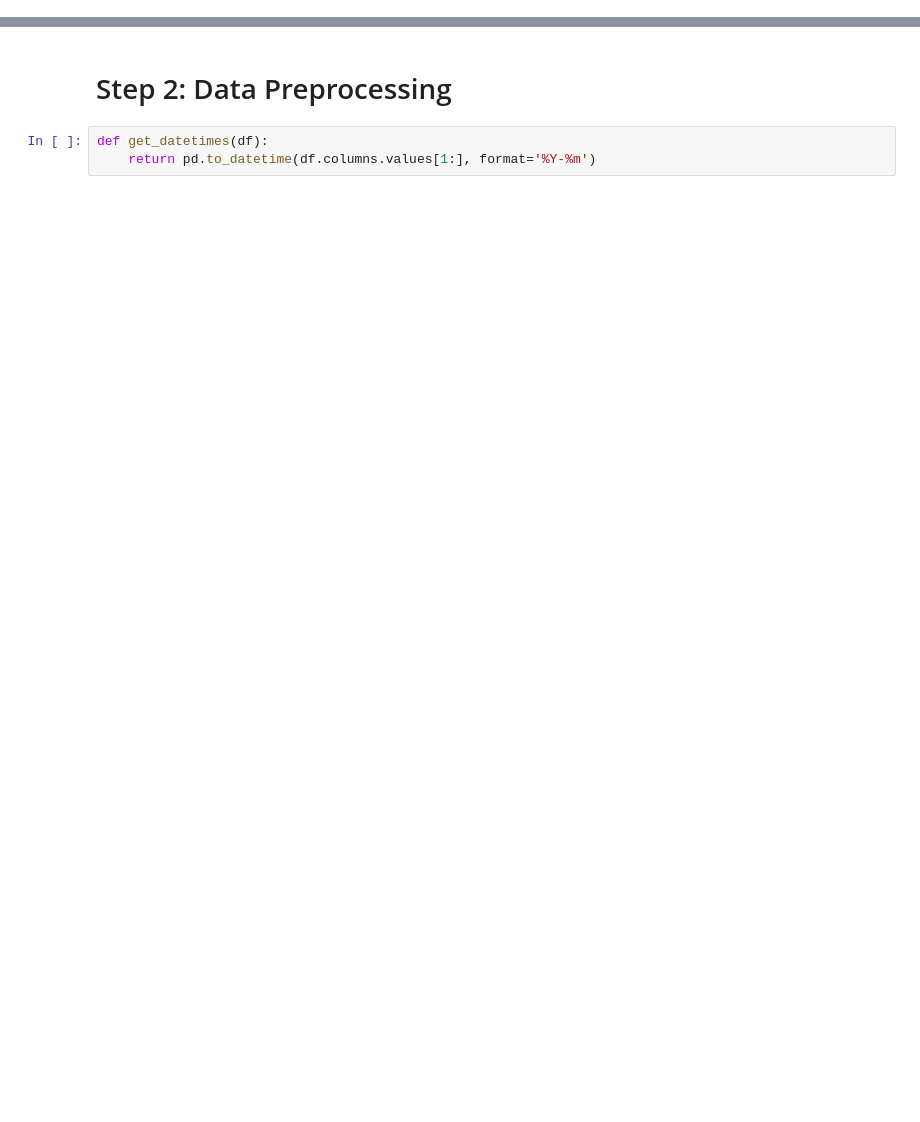
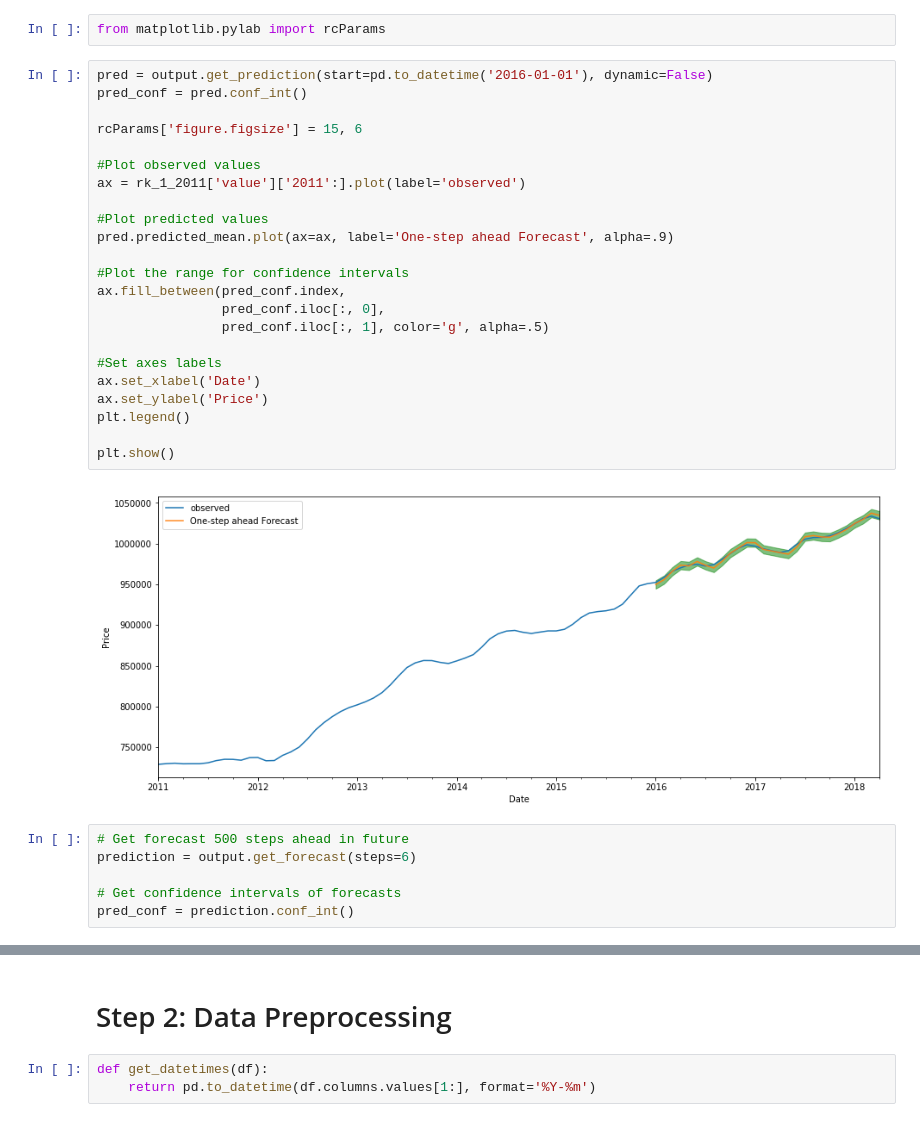
Before and after one commit to dalems4/dsc-mod-4-project-seattle-ds-career-051319, a Jupyter notebook: mod_4_starter_notebook.ipynb, the cells around one changed output, grey strips where cells are left out. Saved outputs shown, nothing was run; the diff lists cells and outputs as text; blank space fills up the shorter version.

```diff
--- a/mod_4_starter_notebook.ipynb
+++ b/mod_4_starter_notebook.ipynb
@@ -58,0 +191,33 @@ df_long.rename(columns={'RegionName' : 'ZipCode'})
+# %%
+from matplotlib.pylab import rcParams
+# %%
+pred = output.get_prediction(start=pd.to_datetime('2016-01-01'), dynamic=False)
+pred_conf = pred.conf_int()
+
+rcParams['figure.figsize'] = 15, 6
+
+#Plot observed values
+ax = rk_1_2011['value']['2011':].plot(label='observed')
+
+#Plot predicted values
+pred.predicted_mean.plot(ax=ax, label='One-step ahead Forecast', alpha=.9)
+
+#Plot the range for confidence intervals
+ax.fill_between(pred_conf.index,
+                pred_conf.iloc[:, 0],
+                pred_conf.iloc[:, 1], color='g', alpha=.5)
+
+#Set axes labels
+ax.set_xlabel('Date')
+ax.set_ylabel('Price')
+plt.legend()
+
+plt.show()
+# %% [output]
+[figure, added]
+# %%
+# Get forecast 500 steps ahead in future
+prediction = output.get_forecast(steps=6)
+
+# Get confidence intervals of forecasts
+pred_conf = prediction.conf_int()
```
Also changed, not shown: parts of 28 cells of this notebook.
